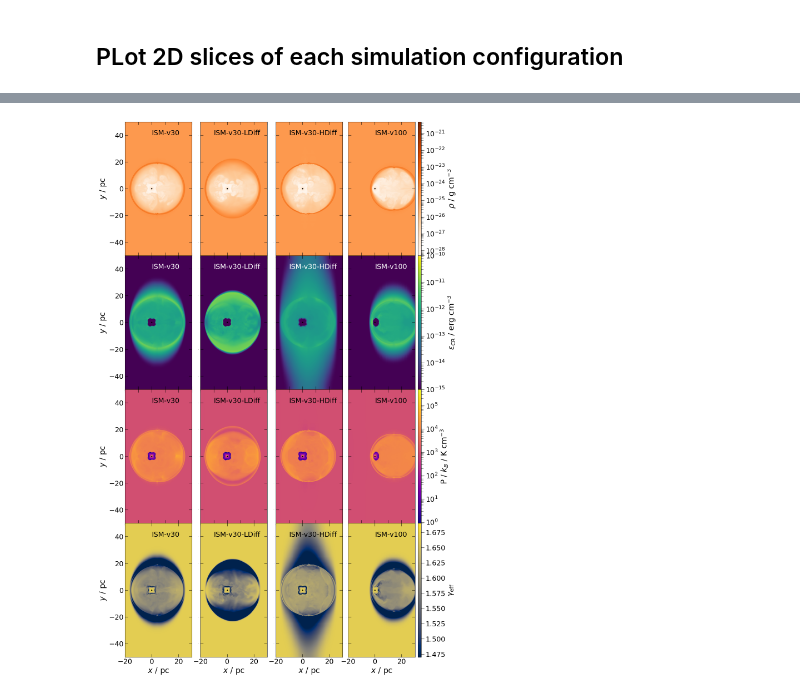
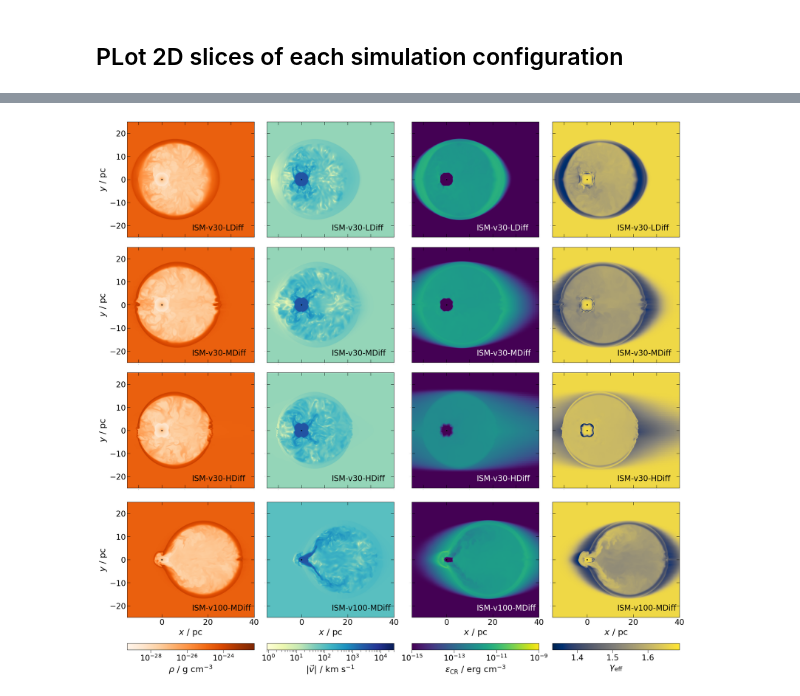
Before and after one commit to kwat0308/crbowshock_analysis_tools, a Jupyter notebook: calculate_CRshock_properties/plot_2dslices.ipynb, the cells around one changed output, grey strips where cells are left out. Cells and saved outputs as stored; diff of their text form; code cells hidden in the pictures.

Commit message:
updates to paper plots with B=Bx simulations

```diff
--- a/calculate_CRshock_properties/plot_2dslices.ipynb
+++ b/calculate_CRshock_properties/plot_2dslices.ipynb
@@ -18,29 +18,29 @@ import flash_amr_tools
 import h5py
 # %%
 fig_dir = "/home/kwatanabe/Projects/cr-bowshocks/figures/crshock"
-flash_output_dir = "/home/kwatanabe/Projects/cr-bowshocks/outputs"
+flash_output_dir = "/home/kwatanabe/Projects/cr-bowshocks/outputs_new"
 
 # load the bowshock config
 bowshock_config = json.load(open("../config/bowshock_config.json", "r"))["config"]
 # %%
-sims = ["ISM-v30", "ISM-v30-LDiff", "ISM-v30-HDiff", "ISM-v100"]
-fields = ["dens", "encr", "pres", "geff"]
+sims = ["ISM-v30", "ISM-v30-MDiff", "ISM-v30-HDiff", "ISM-v100"]
+fields = ["dens","vel", "encr",  "geff"]
 
 sim_textlabel = {
-    "ISM-v30" : (0, 40),
-    "ISM-v30-LDiff" : (-10, 40),
-    "ISM-v30-HDiff" : (-10, 40),
-    "ISM-v100" : (0, 40)
+    "ISM-v30" : (13, -22),
+    "ISM-v30-MDiff" : (13, -22),
+    "ISM-v30-HDiff" : (13, -22),
+    "ISM-v100" : (13, -22)
 }
 # %%
-fig = plt.figure(figsize=(14,25))
-gs = fig.add_gridspec(len(fields), len(sims), hspace=0, wspace=0)
+fig = plt.figure(figsize=(21,20), constrained_layout=True)
+gs = fig.add_gridspec(len(sims), len(fields), hspace=0, wspace=0)
 axs = gs.subplots(sharex=False, sharey=False)
 
 for isim, sim in enumerate(sims):
     sim_dir = os.path.join(flash_output_dir, bowshock_config[sim]["sim_dir"])
 
-    sim_file = os.path.join(sim_dir, "starISM_hdf5_plt_cnt_0015")
+    sim_file = os.path.join(sim_dir, "starISM_hdf5_plt_cnt_0022")
 
     blist, brefs, bns = flash_amr_tools.get_true_blocks(sim_file)
 
@@ -68,64 +68,65 @@ for isim, sim in enumerate(sims):
         else:
             norm = mcolors.LogNorm(vmin=field_lims[field][0], vmax=field_lims[field][1], clip=True)
 
-        im = axs[ifield,isim].imshow(field_slice.T, norm=norm, cmap=field_cmaps[field], origin="lower", extent=extent)
-        axs[ifield,isim].scatter(0, 0, s=5.0, color="k")
+        im = axs[isim, ifield].imshow(field_slice.T, norm=norm, cmap=field_cmaps[field], origin="lower", extent=extent)
+        axs[isim, ifield].scatter(0, 0, s=5.0, color="k")
 
         # limits
-        axs[ifield,isim].set_xlim(-20,30)
-        axs[ifield,isim].set_ylim(-50,50)
+        axs[isim, ifield].set_xlim(-15,40)
+        axs[isim, ifield].set_ylim(-25,25)
+
+        # add annotations for the simulation labels
+        textcolor = "w" if field == "encr" else "k"
+        axs[isim, ifield].annotate(bowshock_config[sim]["label"], xy=sim_textlabel[sim], color=textcolor, fontsize=20, zorder=100)
 
         # labels
-        if ifield == len(fields) -1:
-            axs[ifield,isim].set_xlabel("$x$ / pc", fontsize=20)
-        # if isim == 0:
-        if isim == 0 :
-            axs[ifield,isim].set_ylabel("$y$ / pc", fontsize=20)
+        if isim == len(sims) -1:
+            axs[isim, ifield].set_xlabel("$x$ / pc", fontsize=22)
+        if ifield == 0 :
+            axs[isim, ifield].set_ylabel("$y$ / pc", fontsize=22)
 
-        if ifield == len(fields) -1:
+        if isim == len(sims) -1:
             # ticks
-            axs[ifield,isim].tick_params(axis='x', direction="in", which='major', size=8, labelsize=18, top=True, right=True)
-            axs[ifield,isim].tick_params(axis='x', direction="in", which='minor', size=6, labelsize=16, top=True, right=True)
+            axs[isim, ifield].tick_params(axis='x', direction="in", which='major', size=8, labelsize=20, top=True, right=True)
+            axs[isim, ifield].tick_params(axis='x', direction="in", which='minor', size=6, labelsize=18, top=True, right=True)
         else:
-            axs[ifield,isim].tick_params(axis='x', direction="in", which='major', size=8, labelsize=0, top=True, right=True)
-            axs[ifield,isim].tick_params(axis='x', direction="in", which='minor', size=6, labelsize=0, top=True, right=True)
-        if isim == 0:
-            axs[ifield,isim].tick_params(axis='y', direction="in", which='major', size=8, labelsize=18, top=True, right=True)
-            axs[ifield,isim].tick_params(axis='y', direction="in", which='minor', size=6, labelsize=16, top=True, right=True)
+            axs[isim, ifield].tick_params(axis='x', direction="in", which='major', size=8, labelsize=0, top=True, right=True)
+            axs[isim, ifield].tick_params(axis='x', direction="in", which='minor', size=6, labelsize=0, top=True, right=True)
+        if ifield == 0:
+            axs[isim, ifield].tick_params(axis='y', direction="in", which='major', size=8, labelsize=20, top=True, right=True)
+            axs[isim, ifield].tick_params(axis='y', direction="in", which='minor', size=6, labelsize=18, top=True, right=True)
         else:
             # ticks
-            axs[ifield,isim].tick_params(axis='y', direction="in", which='major', size=8, labelsize=0, top=True, right=True)
-            axs[ifield,isim].tick_params(axis='y', direction="in", which='minor', size=6, labelsize=0, top=True, right=True)
+            axs[isim, ifield].tick_params(axis='y', direction="in", which='major', size=8, labelsize=0, top=True, right=True)
+            axs[isim, ifield].tick_params(axis='y', direction="in", which='minor', size=6, labelsize=0, top=True, right=True)
 
         if isim == len(sims)-1:
         # colorbar
         # make separate axes for each image
-            divider = make_axes_locatable(axs[ifield,isim])
-            cax = divider.append_axes("right", size="5%", pad=0.1)
-            # sm = cm.ScalarMappable(cmap=field_cmaps[field], norm=norm)
+            # divider = make_axes_locatable(axs[isim, ifield])
+            # cax = divider.append_axes("bottom", size="5%", pad=0.1)
+            sm = cm.ScalarMappable(cmap=field_cmaps[field], norm=norm)
 
             # set ticks as text for shck
             if field == "shck":
-                cb = fig.colorbar(im, cax=cax, ax=axs[ifield,isim], ticks=shck_tick_num)
-                cb.ax.set_yticklabels(shck_ticks, rotation=90)
+                cb = fig.colorbar(sm, ax=axs[isim, ifield], ticks=shck_tick_num, orientation="horizontal")
+                cb.ax.set_xticklabels(shck_ticks, rotation=90)
                 cb.ax.tick_params(axis='both', which='major', size=0, labelsize=14.5)
                 cb.ax.tick_params(axis='both', which='minor', size=0)
 
             else:
-                cb = fig.colorbar(im, cax=cax, ax=axs[ifield,isim])
-                cb.ax.set_ylabel(field_labels[field], fontsize=20)
-                cb.ax.tick_params(axis='both', which='major', size=8, labelsize=18)
-                cb.ax.tick_params(axis='both', which='minor', size=6, labelsize=18)
+                cb = fig.colorbar(sm, ax=axs[isim, ifield], orientation="horizontal")
+                cb.ax.set_xlabel(field_labels[field], fontsize=22)
+                cb.ax.tick_params(axis='both', which='major', size=8, labelsize=20)
+                cb.ax.tick_params(axis='both', which='minor', size=6, labelsize=20)
 
                 # scales
-                cb.ax.set_yscale(field_scales[field])
+                cb.ax.set_xscale(field_scales[field])
             # cb.ax.tick_params(rotation=90)
 
-        # add annotations for the simulation labels
-        textcolor = "w" if field == "encr" else "k"
-        axs[ifield,isim].annotate(sim, xy=sim_textlabel[sim], color=textcolor, fontsize=18)
+
 
     pf.close()
 
-fig.savefig(f"{fig_dir}/2d_slices_t150.png", dpi=200, bbox_inches="tight")
+fig.savefig(f"{fig_dir}/2d_slices_crshock_t220.png", dpi=250, bbox_inches="tight")
 # %% [output]
@@ -149 +150 @@ Given center:           +4.62851637e+19 +0.00000000e+00 +0.00000000e+00
-[figure, old version]
+[figure, new version]
```
Also changed, not shown: parts of 1 cell of this notebook, 18 other files.
